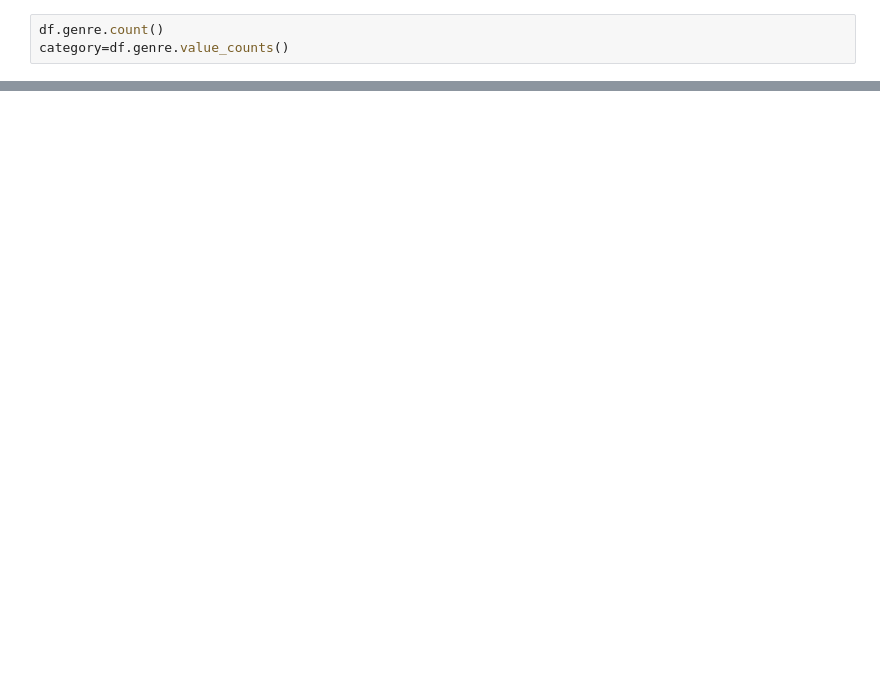
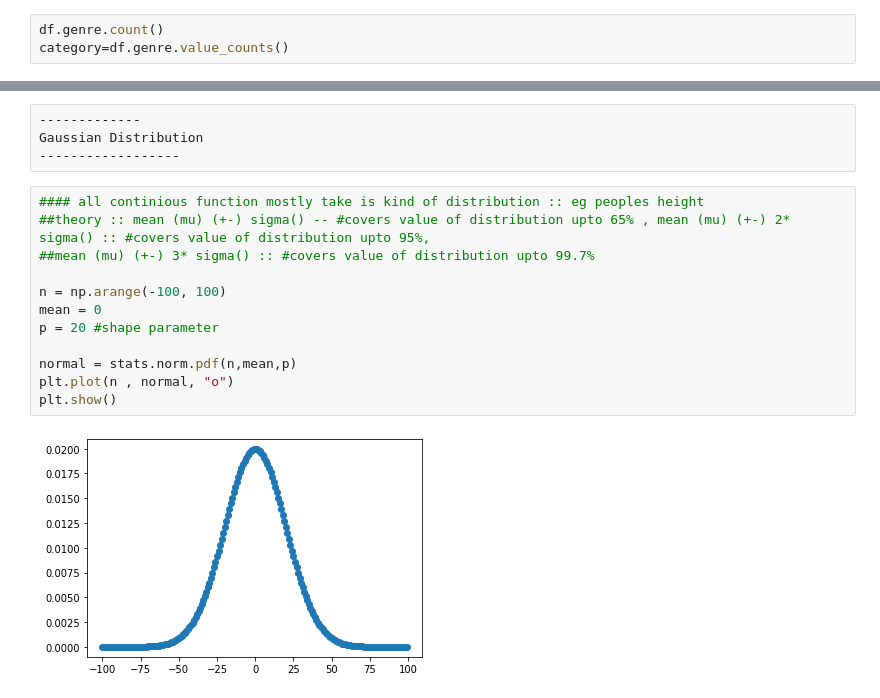
Before and after one commit to ajay152603/Phthon-for-DS, a Jupyter notebook: 4. Module 1: Data Science - Understaning visulization in detail.ipynb, the cells around one changed output, grey strips where cells are left out. Drawn from its saved outputs; the diff is of its cells as text; blank space fills up the shorter version.

```diff
--- a/4. Module 1: Data Science - Understaning visulization in detail.ipynb
+++ b/4. Module 1: Data Science - Understaning visulization in detail.ipynb
@@ -311,0 +270,18 @@ chart.set_xticklabels(
+# %%
+-------------
+Gaussian Distribution
+------------------
+# %%
+#### all continious function mostly take is kind of distribution :: eg peoples height
+##theory :: mean (mu) (+-) sigma() -- #covers value of distribution upto 65% , mean (mu) (+-) 2* sigma() :: #covers value of distribution upto 95%,
+##mean (mu) (+-) 3* sigma() :: #covers value of distribution upto 99.7%
+
+n = np.arange(-100, 100)
+mean = 0
+p = 20 #shape parameter
+
+normal = stats.norm.pdf(n,mean,p)
+plt.plot(n , normal, "o")
+plt.show()
+# %% [output]
+[figure, added]
```
Also changed, not shown: parts of 37 cells of this notebook.
